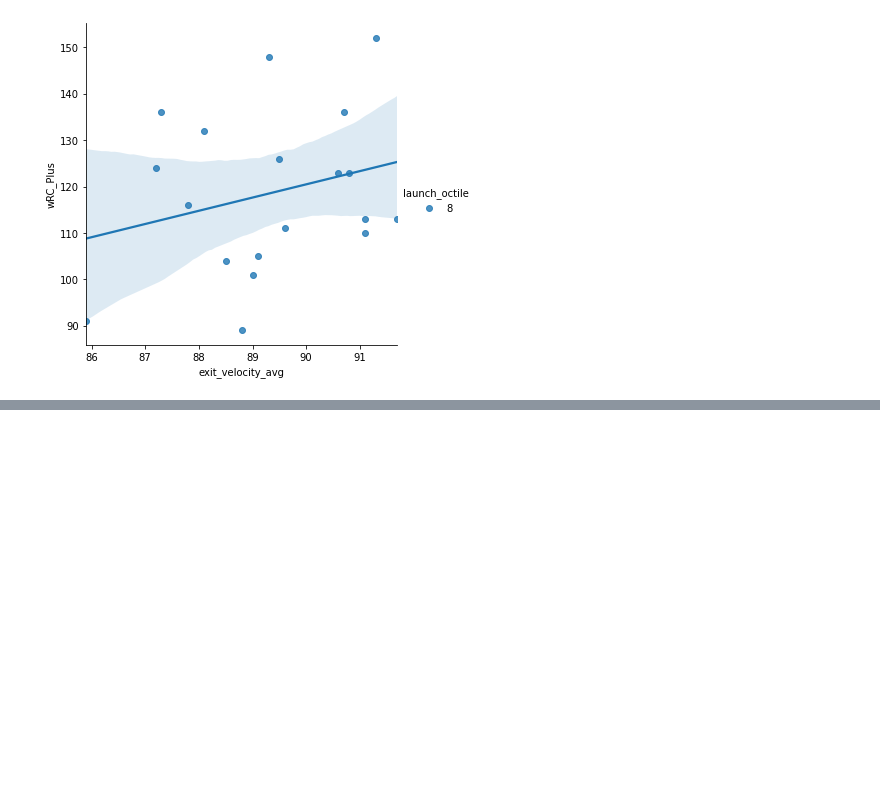
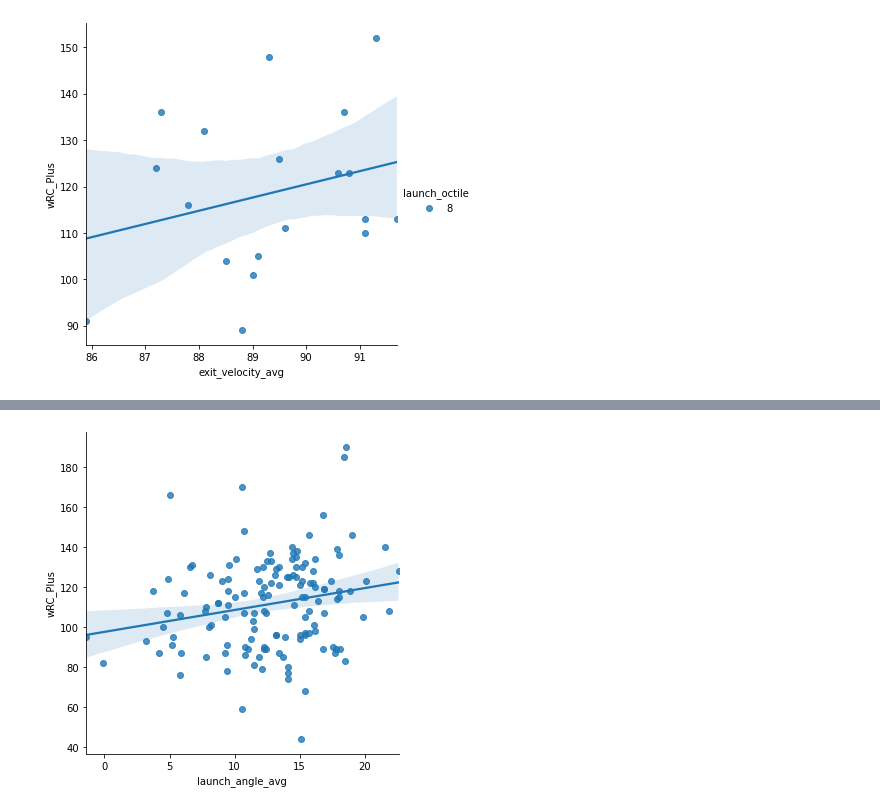
Before and after one commit to GeoffreyBrann/info2950, a Jupyter notebook: phase_4_launch_ange.ipynb, the cells around one changed output, grey strips where cells are left out. Drawn from its saved outputs; the diff is of its cells as text; code cells hidden in the pictures; blank space fills up the shorter version.

```diff
--- a/phase_4_launch_ange.ipynb
+++ b/phase_4_launch_ange.ipynb
@@ -370,0 +389,4 @@ sns.lmplot(x="exit_velocity_avg", y="wRC_Plus", hue = 'launch_octile', data=data
+# %%
+sns.lmplot(x="launch_angle_avg", y="wRC_Plus", data=data_2018);
+# %% [output]
+[figure, added]
```
Also changed, not shown: parts of 23 cells of this notebook.
